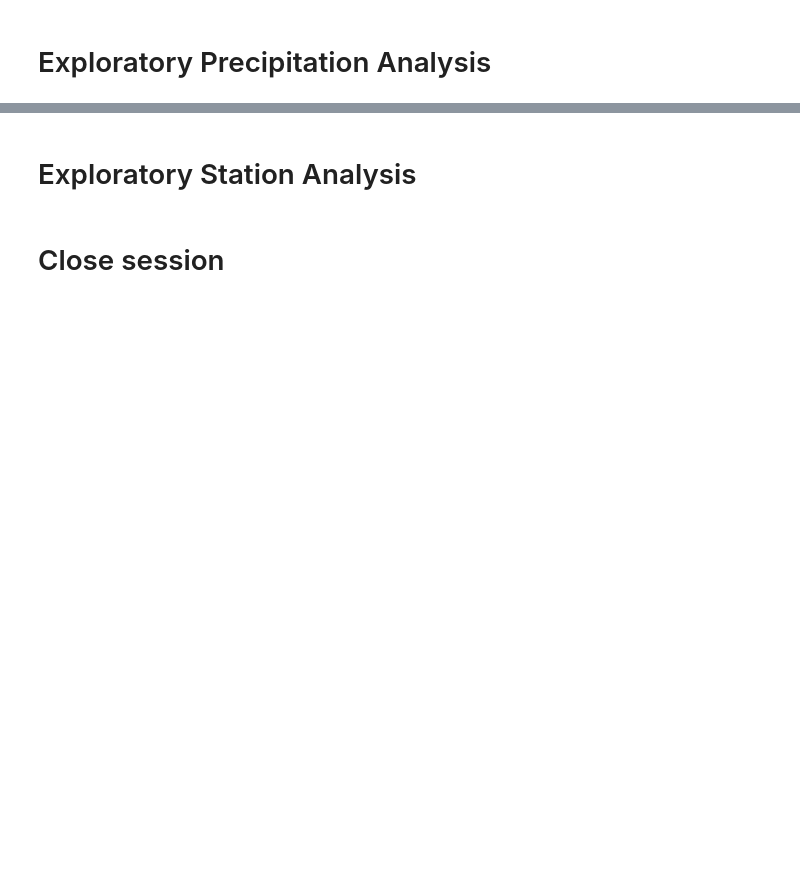
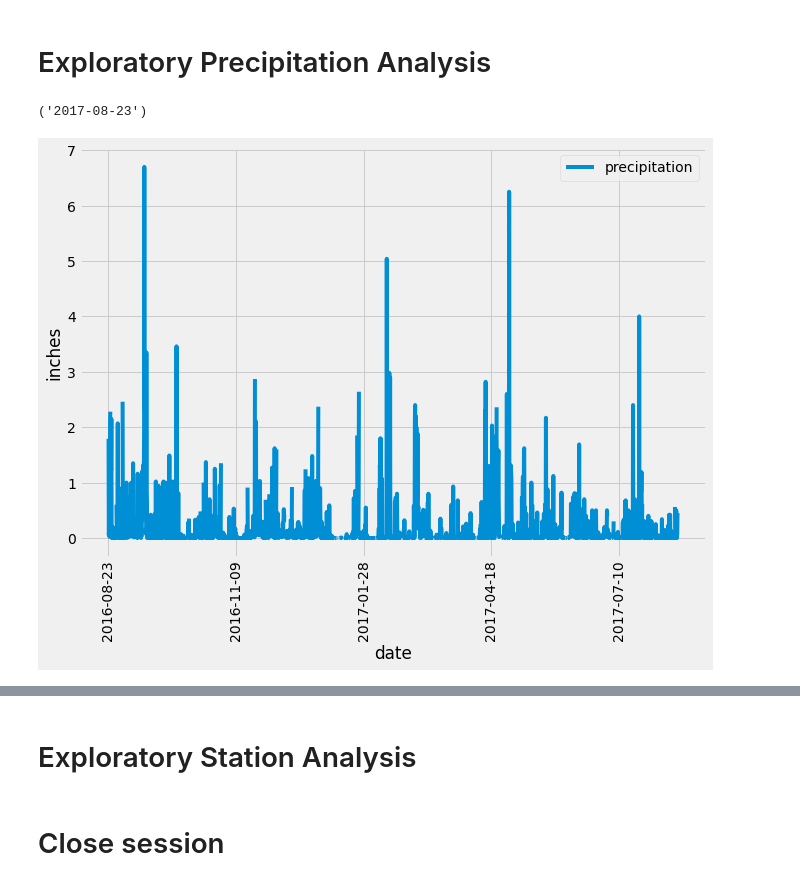
Before and after one commit to andersonmalloryk/sqlalchemy-challenge, a Jupyter notebook: climate_starter.ipynb, the cells around one changed output, grey strips where cells are left out. Cells and saved outputs as stored; diff of their text form; code cells hidden in the pictures; blank space fills up the shorter version.

Commit message:
Precip plot complete

```diff
--- a/climate_starter.ipynb
+++ b/climate_starter.ipynb
@@ -42,22 +59,33 @@ Base.classes.keys()
 # Exploratory Precipitation Analysis
 # %%
 # Find the most recent date in the data set.
+session.query(Measurement.date).order_by(Measurement.date.desc()).first()
+# %% [output]
+('2017-08-23')
 # %%
+import datetime as dt
 # Design a query to retrieve the last 12 months of precipitation data and plot the results.
 # Starting from the most recent data point in the database.
-
 # Calculate the date one year from the last date in data set.
-
+recent_12_mo = dt.date(2017,8,23) - dt.timedelta(days = 365)
 
 # Perform a query to retrieve the data and precipitation scores
-
+recent = session.query(Measurement.date, Measurement.prcp).filter(Measurement.date >= recent_12_mo).all()
 
 # Save the query results as a Pandas DataFrame and set the index to the date column
-
+prcp_recent_df = pd.DataFrame(recent, columns=['date','precipitation'])
+prcp_recent_df.set_index('date', inplace=True)
 
 # Sort the dataframe by date
-
-
-# Use Pandas Plotting with Matplotlib to plot the data
+prcp_recent_df.sort_values(by='date', inplace=True)
+# %%
+# Use Pandas Plotting with Matplotlib to plot the data
+with plt.style.context('fivethirtyeight'):
+    prcp_recent_df.plot(figsize=(10,7),x_compat=True,rot=90)
+plt.ylabel('inches')
+plt.savefig('Images/RecentYearPrecip.png')
+plt.show()
+# %% [output]
+[figure, added]
 # %%
 # Use Pandas to calcualte the summary statistics for the precipitation data
```
Also changed, not shown: parts of 9 cells of this notebook, 1 other file.
